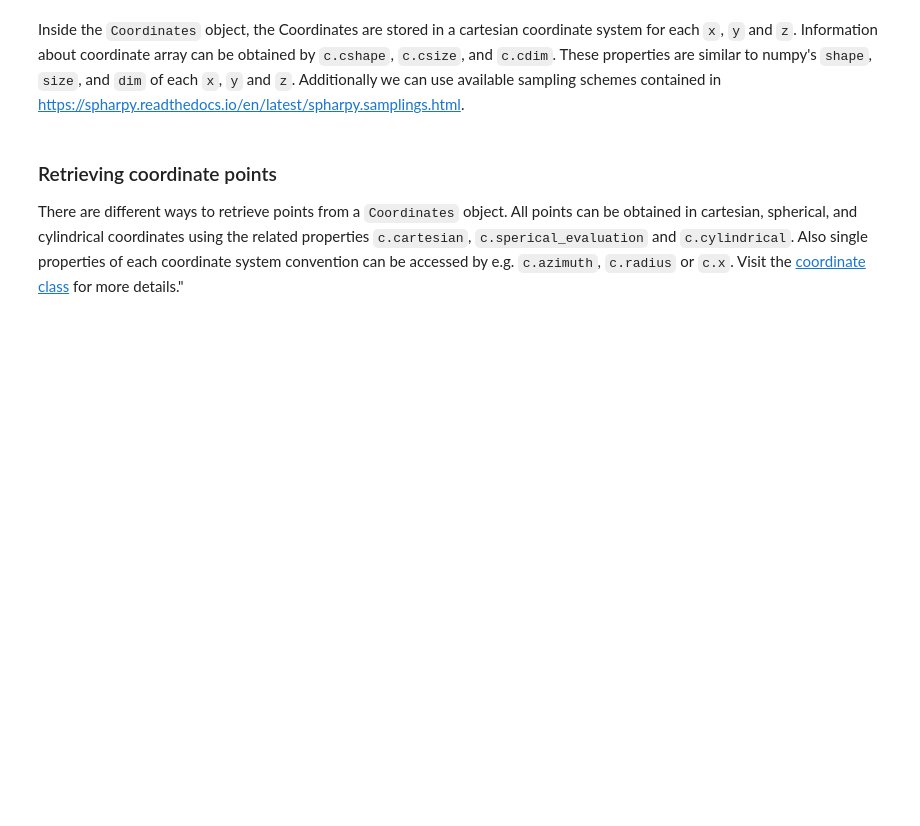
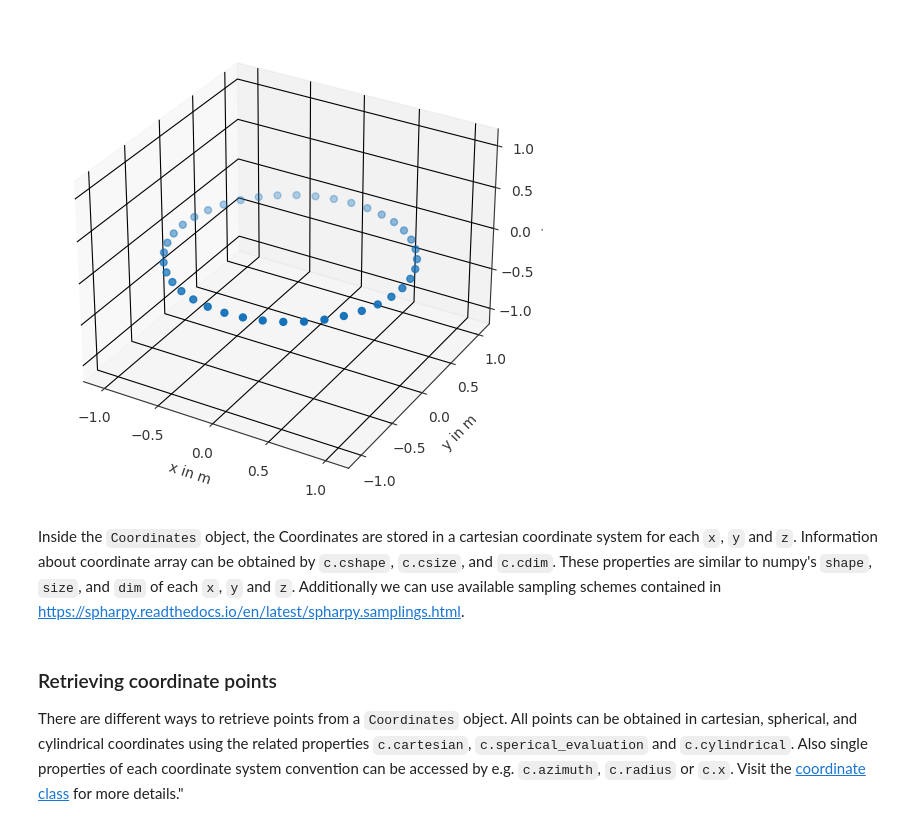
Before and after one commit to pyfar/pyfar, a Jupyter notebook: examples/coordinates.ipynb, the cells around one changed output. Saved outputs shown, nothing was run; the diff lists cells and outputs as text; code cells hidden in the pictures; blank space fills up the shorter version.

Commit message:
start coordinates

```diff
--- a/examples/coordinates.ipynb
+++ b/examples/coordinates.ipynb
@@ -21,3 +40,11 @@ c1 = pf.Coordinates.from_spherical_elevation([0, np.pi/2, np.pi], 0, 1)
+# %%
+import matplotlib.pyplot as plt
+azimuth_angles = np.arange(0, 2*np.pi, np.pi/20)
+c1 = pf.Coordinates.from_spherical_elevation(azimuth_angles, 0, 1)
+c1.show()
+plt.show()
+# %% [output]
+[figure, added]
 # %% [markdown]
 Inside the `Coordinates` object, the Coordinates are stored in a cartesian coordinate system for each `x`, `y` and `z`. Information about coordinate array can be obtained by `c.cshape`, `c.csize`, and `c.cdim`. These properties are similar to numpy's `shape`, `size`, and `dim` of each `x`, `y` and `z`.
 Additionally we can use available sampling schemes contained in https://spharpy.readthedocs.io/en/latest/spharpy.samplings.html.
```
Also changed, not shown: parts of 8 cells of this notebook.
